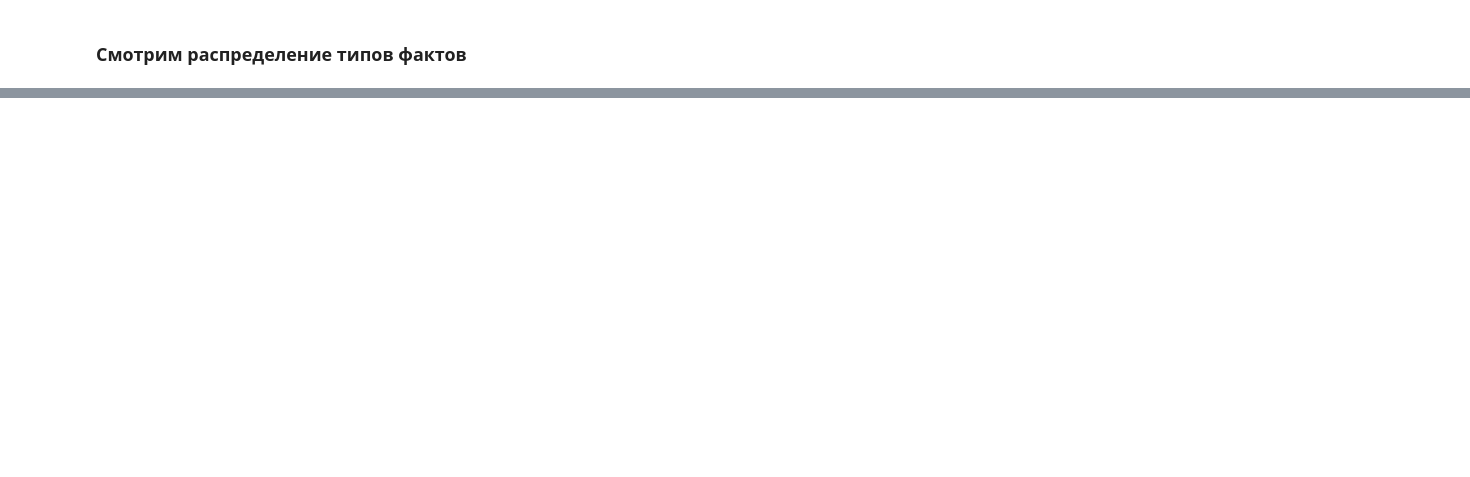
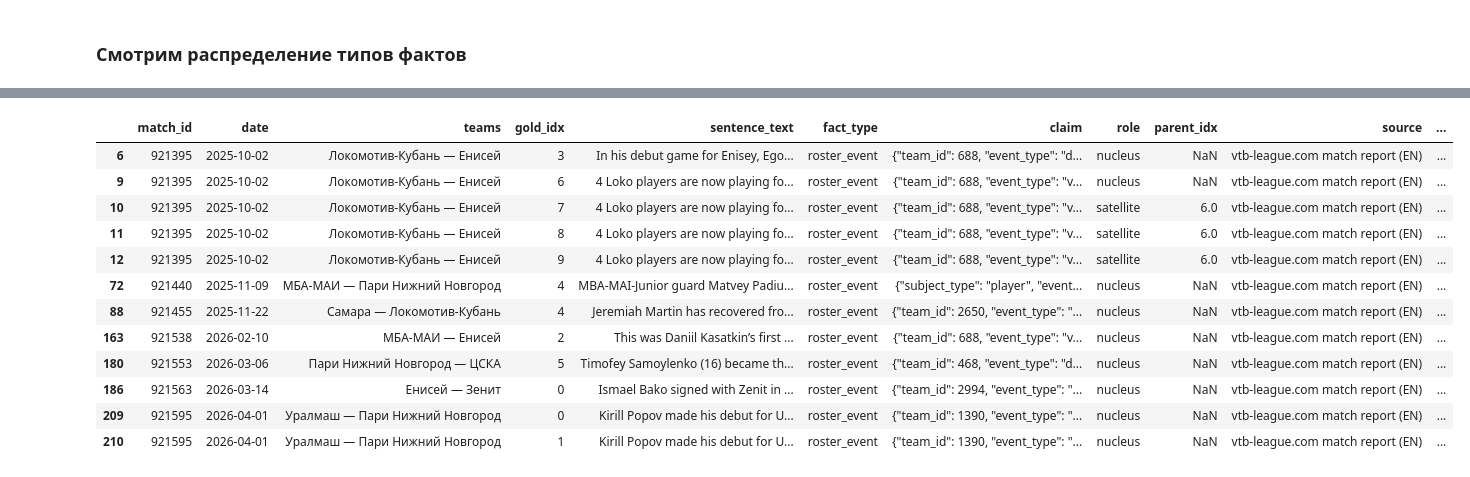
Before and after one commit to cnacibo/basketball-fact-ranking, a Jupyter notebook: research/notebooks/analyze_editorial_facts.ipynb, the cells around one changed output, grey strips where cells are left out. Saved outputs shown, nothing was run; the diff lists cells and outputs as text; code cells hidden in the pictures; blank space fills up the shorter version.

```diff
--- a/research/notebooks/analyze_editorial_facts.ipynb
+++ b/research/notebooks/analyze_editorial_facts.ipynb
@@ -26,0 +321,18 @@ Name: proportion, dtype: float64
+# %%
+re = df[df['fact_type'] == 'roster_event']
+
+re
+# %% [output]
+|  | match_id | date | teams | gold_idx | sentence_text | fact_type | claim | role | parent_idx | source | ... |
+| 6 | 921395 | 2025-10-02 | Локомотив-Кубань — Енисей | 3 | In his debut game for Enisey, Ego... | roster_event | {"team_id": 688, "event_type": "d... | nucleus | NaN | vtb-league.com match report (EN) | ... |
+| 9 | 921395 | 2025-10-02 | Локомотив-Кубань — Енисей | 6 | 4 Loko players are now playing fo... | roster_event | {"team_id": 688, "event_type": "v... | nucleus | NaN | vtb-league.com match report (EN) | ... |
+| 10 | 921395 | 2025-10-02 | Локомотив-Кубань — Енисей | 7 | 4 Loko players are now playing fo... | roster_event | {"team_id": 688, "event_type": "v... | satellite | 6.0 | vtb-league.com match report (EN) | ... |
+| 11 | 921395 | 2025-10-02 | Локомотив-Кубань — Енисей | 8 | 4 Loko players are now playing fo... | roster_event | {"team_id": 688, "event_type": "v... | satellite | 6.0 | vtb-league.com match report (EN) | ... |
+| 12 | 921395 | 2025-10-02 | Локомотив-Кубань — Енисей | 9 | 4 Loko players are now playing fo... | roster_event | {"team_id": 688, "event_type": "v... | satellite | 6.0 | vtb-league.com match report (EN) | ... |
+| 72 | 921440 | 2025-11-09 | МБА-МАИ — Пари Нижний Новгород | 4 | MBA-MAI-Junior guard Matvey Padiu... | roster_event | {"subject_type": "player", "event... | nucleus | NaN | vtb-league.com match report (EN) | ... |
+| 88 | 921455 | 2025-11-22 | Самара — Локомотив-Кубань | 4 | Jeremiah Martin has recovered fro... | roster_event | {"team_id": 2650, "event_type": "... | nucleus | NaN | vtb-league.com match report (EN) | ... |
+| 163 | 921538 | 2026-02-10 | МБА-МАИ — Енисей | 2 | This was Daniil Kasatkin’s first ... | roster_event | {"team_id": 688, "event_type": "v... | nucleus | NaN | vtb-league.com match report (EN) | ... |
+| 180 | 921553 | 2026-03-06 | Пари Нижний Новгород — ЦСКА | 5 | Timofey Samoylenko (16) became th... | roster_event | {"team_id": 468, "event_type": "d... | nucleus | NaN | vtb-league.com match report (EN) | ... |
+| 186 | 921563 | 2026-03-14 | Енисей — Зенит | 0 | Ismael Bako signed with Zenit in ... | roster_event | {"team_id": 2994, "event_type": "... | nucleus | NaN | vtb-league.com match report (EN) | ... |
+| 209 | 921595 | 2026-04-01 | Уралмаш — Пари Нижний Новгород | 0 | Kirill Popov made his debut for U... | roster_event | {"team_id": 1390, "event_type": "... | nucleus | NaN | vtb-league.com match report (EN) | ... |
+| 210 | 921595 | 2026-04-01 | Уралмаш — Пари Нижний Новгород | 1 | Kirill Popov made his debut for U... | roster_event | {"team_id": 1390, "event_type": "... | nucleus | NaN | vtb-league.com match report (EN) | ... |
```
Also changed, not shown: parts of 46 cells of this notebook, 3 other files.
